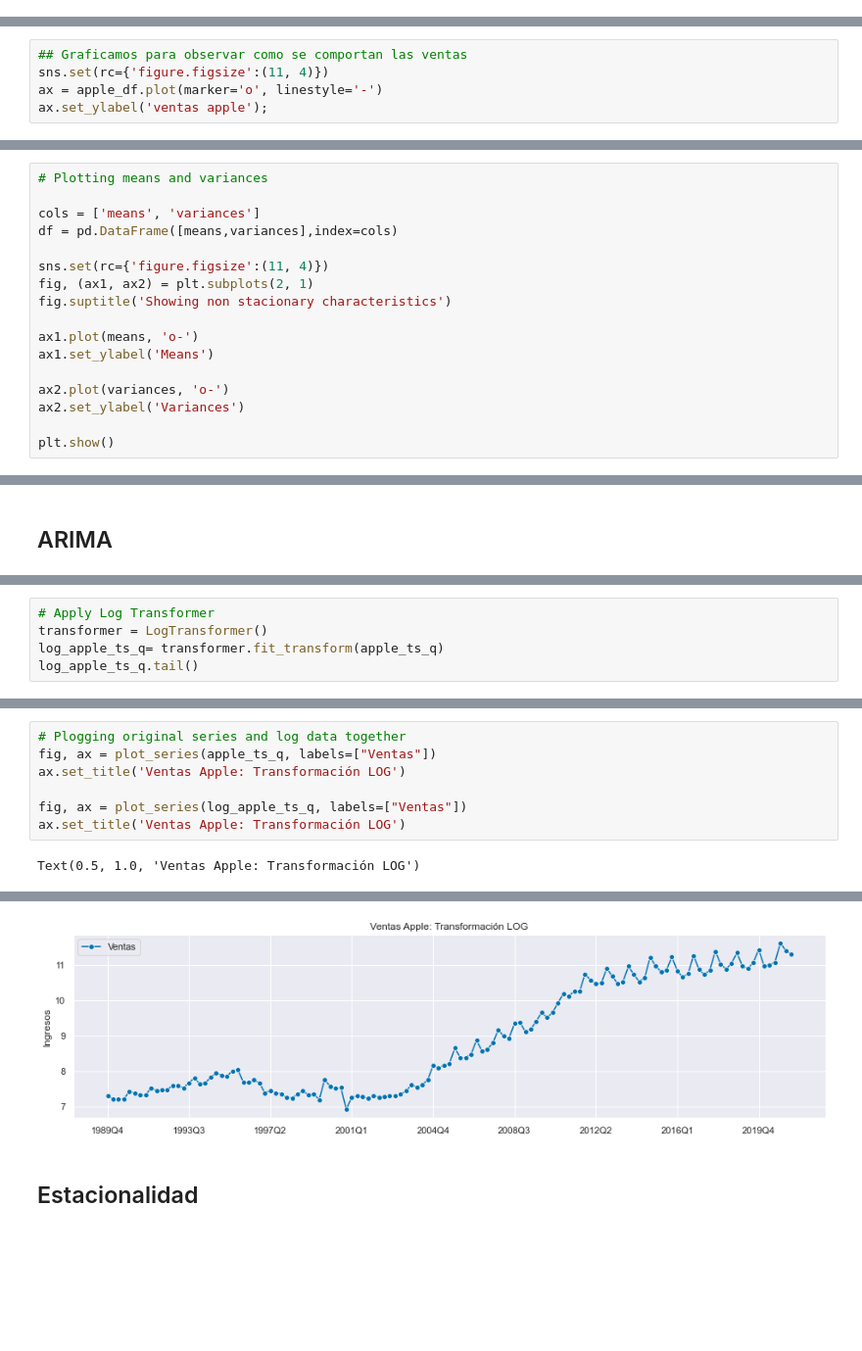
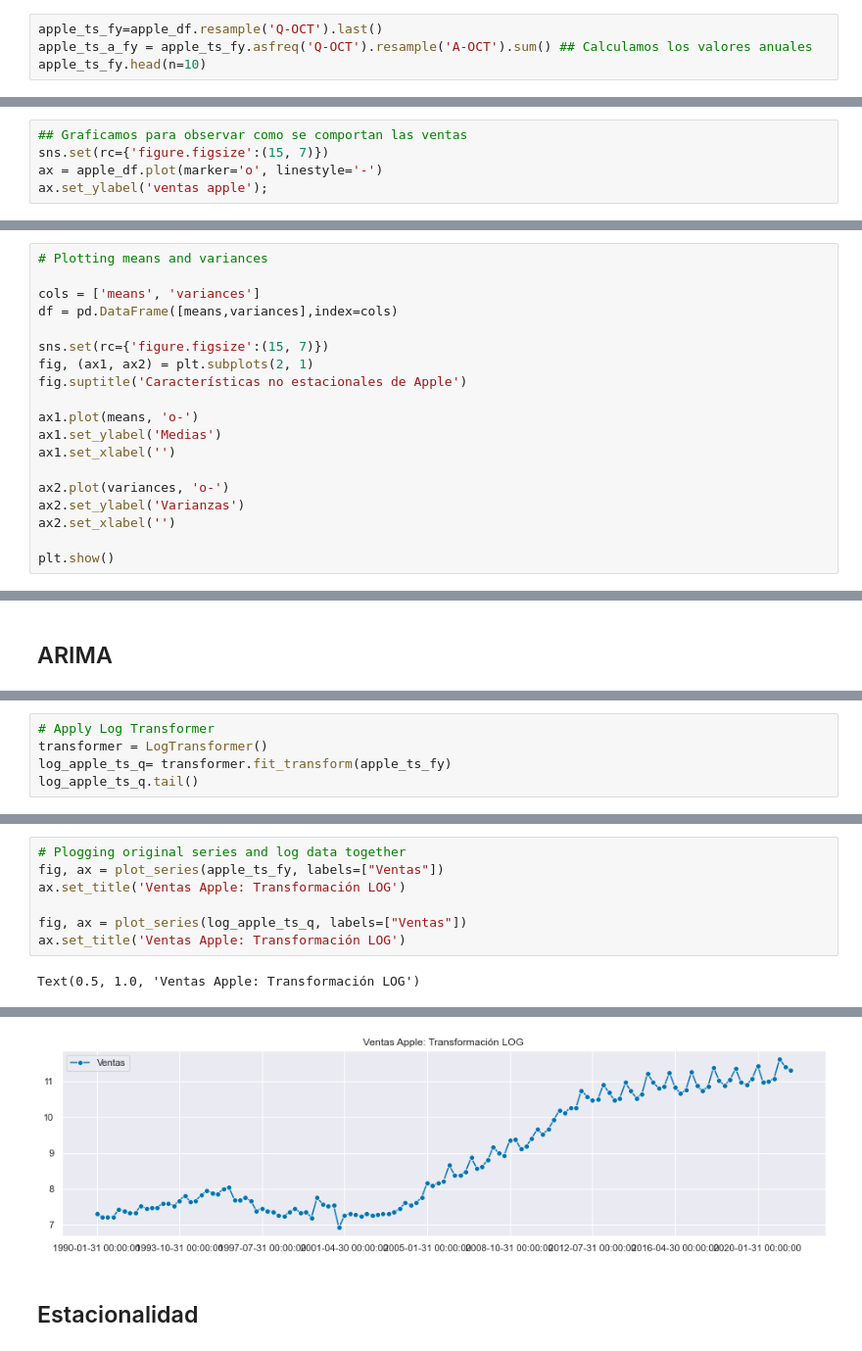
Before and after one commit to carlossebastiani/Master_DataScience, a Jupyter notebook: Series_Temporales/CS_HW/notebooks/CS_HW.ipynb, the cells around one changed output, grey strips where cells are left out. Shown: that part at 98% size. Cells and saved outputs as stored; diff of their text form; blank space fills up the shorter version.

```diff
--- a/Series_Temporales/CS_HW/notebooks/CS_HW.ipynb
+++ b/Series_Temporales/CS_HW/notebooks/CS_HW.ipynb
@@ -46,0 +36,4 @@ apple_ts.tail()
+# %%
+apple_ts_fy=apple_df.resample('Q-OCT').last()
+apple_ts_a_fy = apple_ts_fy.asfreq('Q-OCT').resample('A-OCT').sum() ## Calculamos los valores anuales
+apple_ts_fy.head(n=10)
@@ -47,6 +55,6 @@ apple_ts.tail()
 # %%
 ## Graficamos para observar como se comportan las ventas
-sns.set(rc={'figure.figsize':(11, 4)})
+sns.set(rc={'figure.figsize':(15, 7)})
 ax = apple_df.plot(marker='o', linestyle='-')
 ax.set_ylabel('ventas apple');
 # %% [output]
@@ -74,15 +82,17 @@ variances = split_and_summarize(apple_df,'Ingresos',16,np.var)
 cols = ['means', 'variances']
 df = pd.DataFrame([means,variances],index=cols)
 
-sns.set(rc={'figure.figsize':(11, 4)})
+sns.set(rc={'figure.figsize':(15, 7)})
 fig, (ax1, ax2) = plt.subplots(2, 1)
-fig.suptitle('Showing non stacionary characteristics')
+fig.suptitle('Características no estacionales de Apple')
 
 ax1.plot(means, 'o-')
-ax1.set_ylabel('Means')
+ax1.set_ylabel('Medias')
+ax1.set_xlabel('')
 
 ax2.plot(variances, 'o-')
-ax2.set_ylabel('Variances')
+ax2.set_ylabel('Varianzas')
+ax2.set_xlabel('')
 
 plt.show()
 # %% [output]
@@ -306,6 +279,6 @@ Freq: Q-DEC, Name: Ingresos, dtype: float64
 # %%
 # Apply Log Transformer
 transformer = LogTransformer()
-log_apple_ts_q= transformer.fit_transform(apple_ts_q)
+log_apple_ts_q= transformer.fit_transform(apple_ts_fy)
 log_apple_ts_q.tail()
 # %% [output]
@@ -319,6 +292,6 @@ Freq: Q-DEC, Name: Ingresos, dtype: float64
 # %%
 # Plogging original series and log data together
-fig, ax = plot_series(apple_ts_q, labels=["Ventas"])
+fig, ax = plot_series(apple_ts_fy, labels=["Ventas"])
 ax.set_title('Ventas Apple: Transformación LOG')
 
 fig, ax = plot_series(log_apple_ts_q, labels=["Ventas"])
@@ -329,4 +302,4 @@ Text(0.5, 1.0, 'Ventas Apple: Transformación LOG')
-[figure, old version]
+[figure, new version]
 # %% [markdown]
 ## Estacionalidad
 # %%
```
Also changed, not shown: parts of 49 cells of this notebook, 1 other file.
